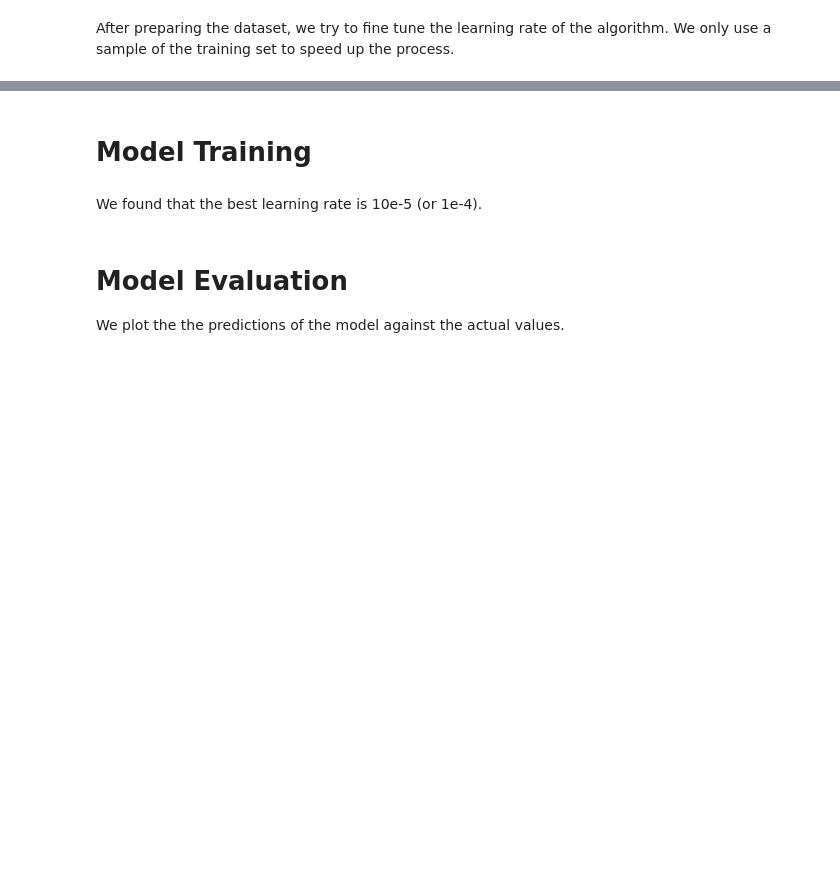
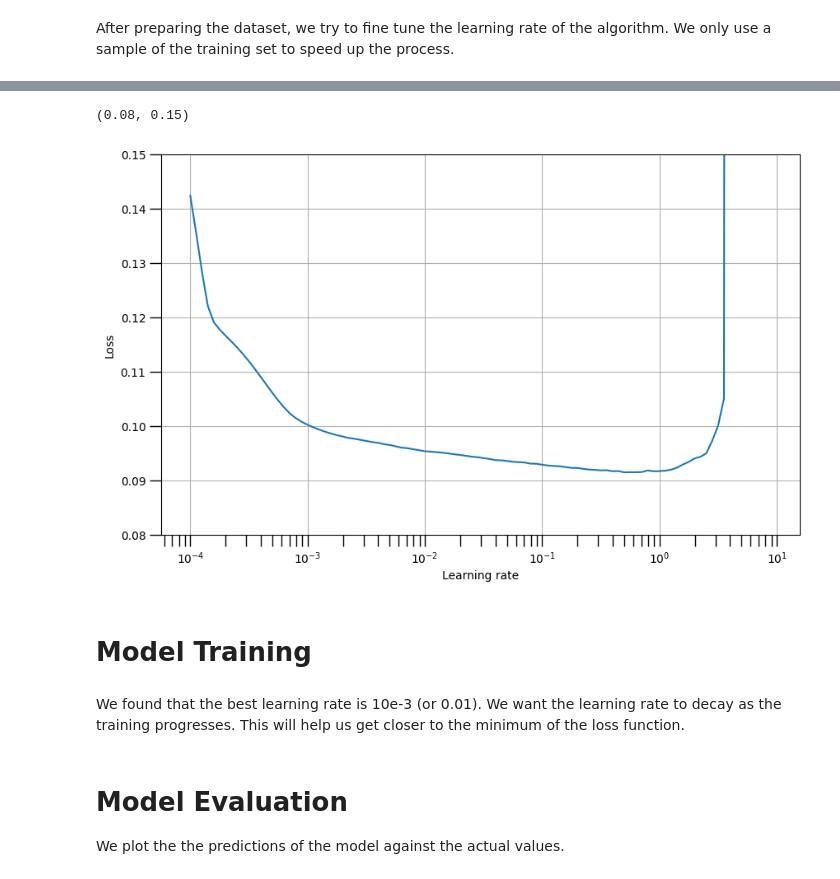
Before and after one commit to kassumanete/wawasan-capstone-ml, a Jupyter notebook: ml_modeling/sales_projection.ipynb, the cells around one changed output, grey strips where cells are left out. Drawn from its saved outputs; the diff is of its cells as text; code cells hidden in the pictures; blank space fills up the shorter version.

Commit message:
Checkpoint, pre training.

```diff
--- a/ml_modeling/sales_projection.ipynb
+++ b/ml_modeling/sales_projection.ipynb
@@ -296,12 +324,12 @@ val_sample = val_dataset.batch(BATCH_SIZE).take(val_length//10).prefetch(1)
 # %%
 #callback to tune the learning rate
 lr_schedule = tf.keras.callbacks.LearningRateScheduler(
-    lambda epoch: 1e-8 * 10**(epoch / 20))
+    lambda epoch: 1e-4 * 10**(epoch / 20))
 
 optimizer = tf.keras.optimizers.SGD(momentum=0.9)
 
 model.compile(loss=tf.keras.losses.Huber(),
               optimizer=optimizer,
-              metrics=["mape"])
+              metrics=["mae"])
 
 history = model.fit(train_sample, epochs=100, callbacks=[lr_schedule],validation_data = val_sample, verbose=1)
@@ -308,21 +354,26 @@ history = model.fit(train_sample, epochs=100, callbacks=[lr_schedule],validation
 # %%
 # Define the learning rate array
-lrs = 1e-8 * (10 ** (np.arange(100) / 20))
+lrs = 1e-4 * (10 ** (np.arange(100) / 20))
 
 # Set the figure size
 plt.figure(figsize=(10, 6))
 
 # Set the grid
 plt.grid(True)
 
 # Plot the loss in log scale
 plt.semilogx(lrs, history.history["loss"])
 
 # Increase the tickmarks size
 plt.tick_params('both', length=10, width=1, which='both')
 plt.xlabel("Learning rate")
 plt.ylabel("Loss")
+plt.ylim([0.08, 0.15])
+# %% [output]
+(0.08, 0.15)
+[figure, added]
 # %% [markdown]
 # Model Training
-# %% [markdown]
-We found that the best learning rate is 10e-5 (or 1e-4).
+# %% [markdown]
+We found that the best learning rate is 10e-3 (or 0.01).
+We want the learning rate to decay as the training progresses. This will help us get closer to the minimum of the loss function.
```
Also changed, not shown: parts of 13 cells of this notebook.
